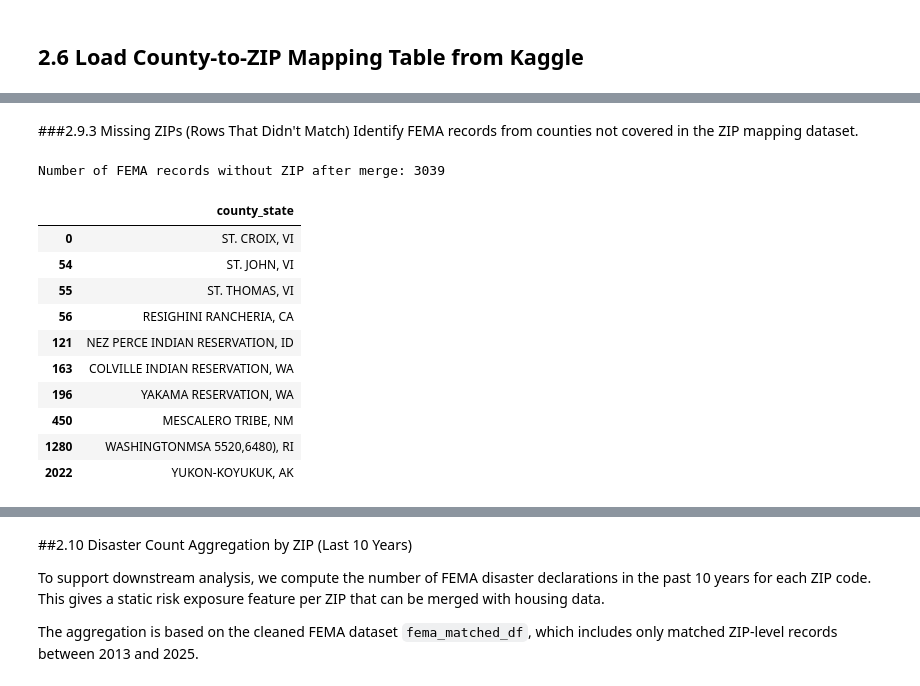
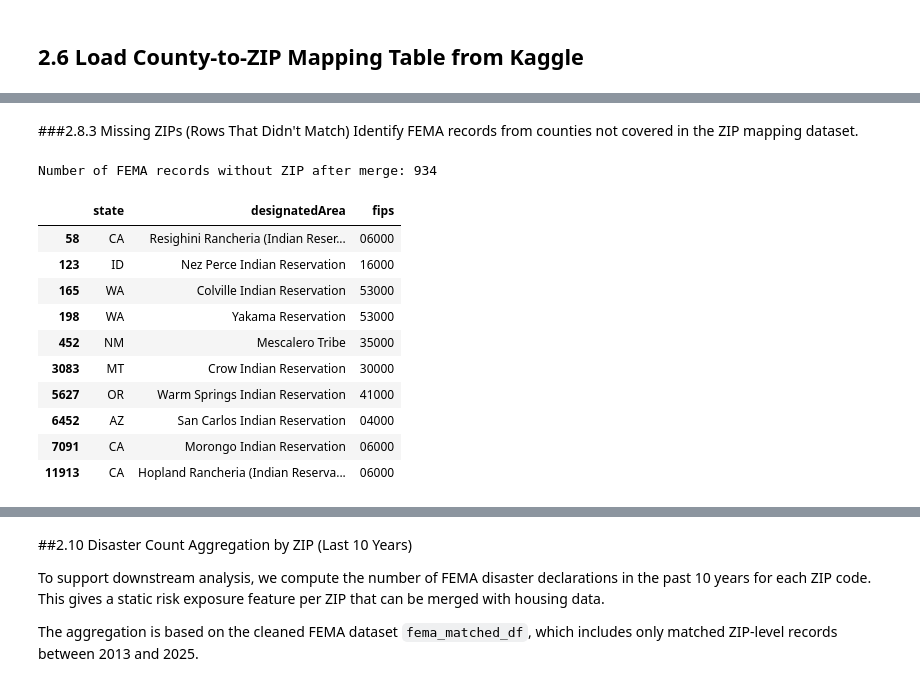
Before and after one commit to ypi9/HousingPricePrediction, a Jupyter notebook: Final_project.ipynb, the cells around one changed output, grey strips where cells are left out. Saved outputs shown, nothing was run; the diff lists cells and outputs as text; code cells hidden in the pictures.

```diff
--- a/Final_project.ipynb
+++ b/Final_project.ipynb
@@ -451,6 +439,9 @@ print("Files in dataset:", files)
 file_path = os.path.join(path, "ZIP-COUNTY-FIPS_2017-06.csv")
 zip_crosswalk_df = pd.read_csv(file_path)
 
+zip_crosswalk_df['fips'] = zip_crosswalk_df['STCOUNTYFP'].astype(str).str.zfill(5)
+
+
 # Preview
 zip_crosswalk_df.head()
 # %% [output]
@@ -469,22 +455,0 @@ Files in dataset: ['ZIP-COUNTY-FIPS_2017-06.csv']
-# %%
-# Clean up COUNTYNAME to match FEMA's 'county' format
-def clean_county_name(name):
-    name = name.upper().strip()
-    name = name.replace(" COUNTY", "")
-    name = name.replace(" PARISH", "")
-    name = name.replace(" BOROUGH", "")
-    name = name.replace(" CITY AND BOROUGH", "")
-    name = name.replace(" MUNICIPALITY", "")
-    return name
-
-zip_crosswalk_df['COUNTYNAME'] = zip_crosswalk_df['COUNTYNAME'].apply(clean_county_name)
-zip_crosswalk_df['STATE'] = zip_crosswalk_df['STATE'].str.upper().str.strip()
-
-# Create county_state key for joining
-zip_crosswalk_df['county_state'] = zip_crosswalk_df['COUNTYNAME'] + ", " + zip_crosswalk_df['STATE']
-
-# Drop duplicates to keep 1 ZIP per county_state (one-to-many possible, we keep multiple for now)
-zip_crosswalk_df = zip_crosswalk_df[['ZIP', 'county_state']].drop_duplicates()
-
-# Preview
-zip_crosswalk_df.head()
@@ -518,0 +459,12 @@ FEMA records after merge (with ZIP): 387209
+# %%
+fema_with_zip = fema_recent_df.merge(
+    zip_crosswalk_df[['ZIP', 'fips']],
+    on='fips',
+    how='left'
+)
+
+# Drop FEMA rows with no ZIP match
+#fema_with_zip = fema_with_zip.dropna(subset=['ZIP'])
+
+# Preveiw
+fema_with_zip.head()
@@ -578,22 +535,20 @@ dtype: float64
 # %% [markdown]
-###2.9.3 Missing ZIPs (Rows That Didn't Match)
+###2.8.3 Missing ZIPs (Rows That Didn't Match)
 Identify FEMA records from counties not covered in the ZIP mapping dataset.
 # %%
-# FEMA rows that failed to match with any ZIP
 missing_zip_df = fema_with_zip[fema_with_zip['ZIP'].isna()]
-
 print(f"Number of FEMA records without ZIP after merge: {missing_zip_df.shape[0]}")
-missing_zip_df[['county_state']].drop_duplicates().head(10)
+missing_zip_df[['state', 'designatedArea', 'fips']].drop_duplicates().head(10)
 # %% [output]
-Number of FEMA records without ZIP after merge: 3039
+Number of FEMA records without ZIP after merge: 934
-|  | county_state |
-| 0 | ST. CROIX, VI |
-| 54 | ST. JOHN, VI |
-| 55 | ST. THOMAS, VI |
-| 56 | RESIGHINI RANCHERIA, CA |
-| 121 | NEZ PERCE INDIAN RESERVATION, ID |
-| 163 | COLVILLE INDIAN RESERVATION, WA |
-| 196 | YAKAMA RESERVATION, WA |
-| 450 | MESCALERO TRIBE, NM |
-| 1280 | WASHINGTONMSA 5520,6480), RI |
-| 2022 | YUKON-KOYUKUK, AK |
+|  | state | designatedArea | fips |
+| 58 | CA | Resighini Rancheria (Indian Reser... | 06000 |
+| 123 | ID | Nez Perce Indian Reservation | 16000 |
+| 165 | WA | Colville Indian Reservation | 53000 |
+| 198 | WA | Yakama Reservation | 53000 |
+| 452 | NM | Mescalero Tribe | 35000 |
+| 3083 | MT | Crow Indian Reservation | 30000 |
+| 5627 | OR | Warm Springs Indian Reservation | 41000 |
+| 6452 | AZ | San Carlos Indian Reservation | 04000 |
+| 7091 | CA | Morongo Indian Reservation | 06000 |
+| 11913 | CA | Hopland Rancheria (Indian Reserva... | 06000 |
```
Also changed, not shown: parts of 30 cells of this notebook.
